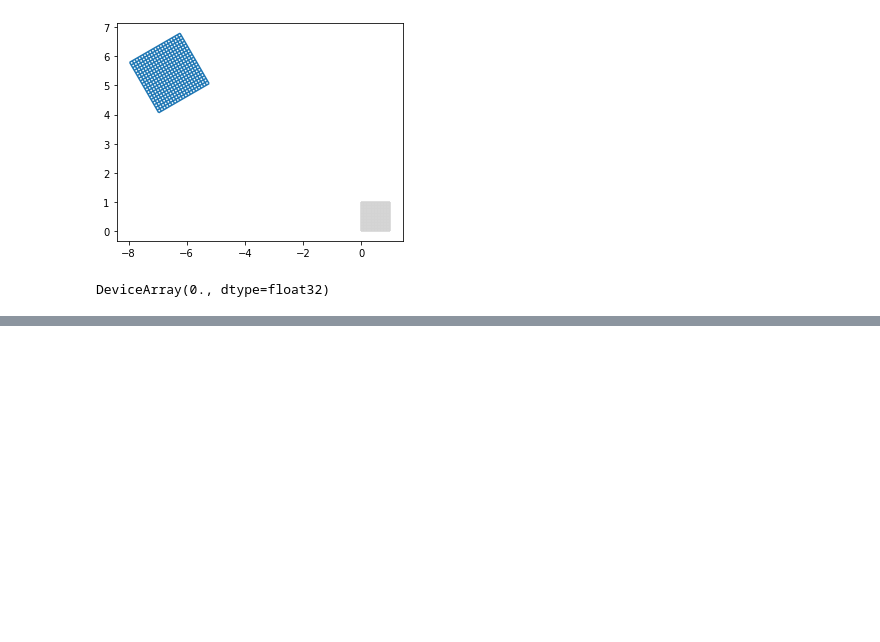
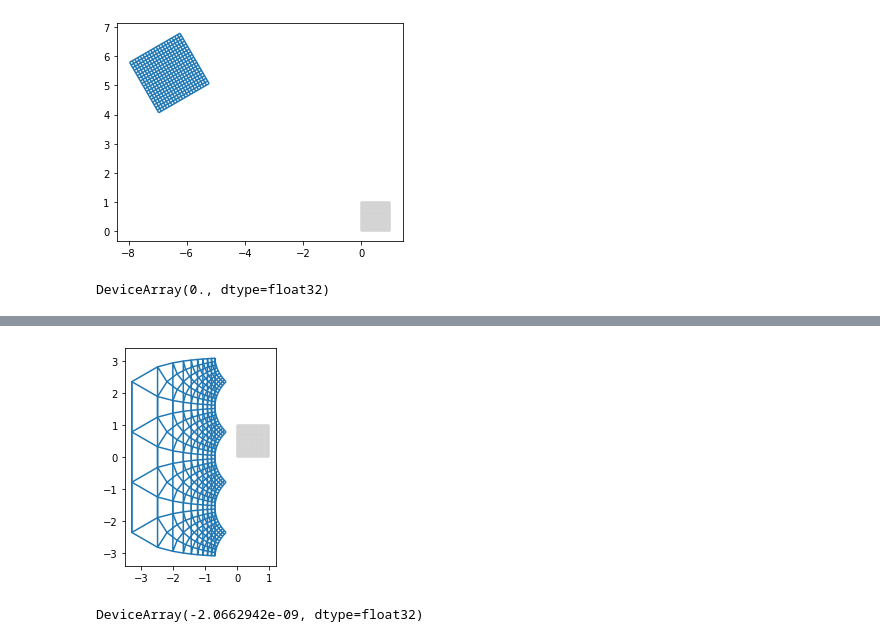
Before and after one commit to lgresele/independent-mechanism-analysis, a Jupyter notebook: 4_anti_darmois_metric.ipynb, the cells around one changed output, grey strips where cells are left out. Drawn from its saved outputs; the diff is of its cells as text; code cells hidden in the pictures; blank space fills up the shorter version.

```diff
--- a/4_anti_darmois_metric.ipynb
+++ b/4_anti_darmois_metric.ipynb
@@ -393,0 +396,21 @@ DeviceArray(0., dtype=float32)
+# %%
+def build_conformal_map(nonlinearity):
+
+    def conformal_map(x):
+        x-= 0.5
+        z = x[0] + x[1]*1j
+        y = nonlinearity(z)
+        re = np.real(y)
+        imag = np.imag(y)
+        return np.array([re, imag])
+
+    def conformal_map_gridplot(x_0, x_1):
+        x_0-= 0.5
+        x_1-= 0.5
+        z = x_0 + x_1*1j
+        y = nonlinearity(z)
+        re = np.real(y)
+        imag = np.imag(y)
+        return re, imag
+
+    return conformal_map, conformal_map_gridplot
@@ -393,0 +445,7 @@ DeviceArray(0., dtype=float32)
+# %%
+from plotting import show_grid_plot
+
+# show_grid_plot(conformal_map)#, multi_argument=False)
+show_grid_plot(conformal_map_gridplot, multi_argument=True)
+# %% [output]
+[figure, added]
@@ -393,0 +456,4 @@ DeviceArray(0., dtype=float32)
+# %%
+aDM(Jconformal_map_batched, S)
+# %% [output]
+DeviceArray(-2.0662942e-09, dtype=float32)
```
Also changed, not shown: parts of 10 cells of this notebook.
